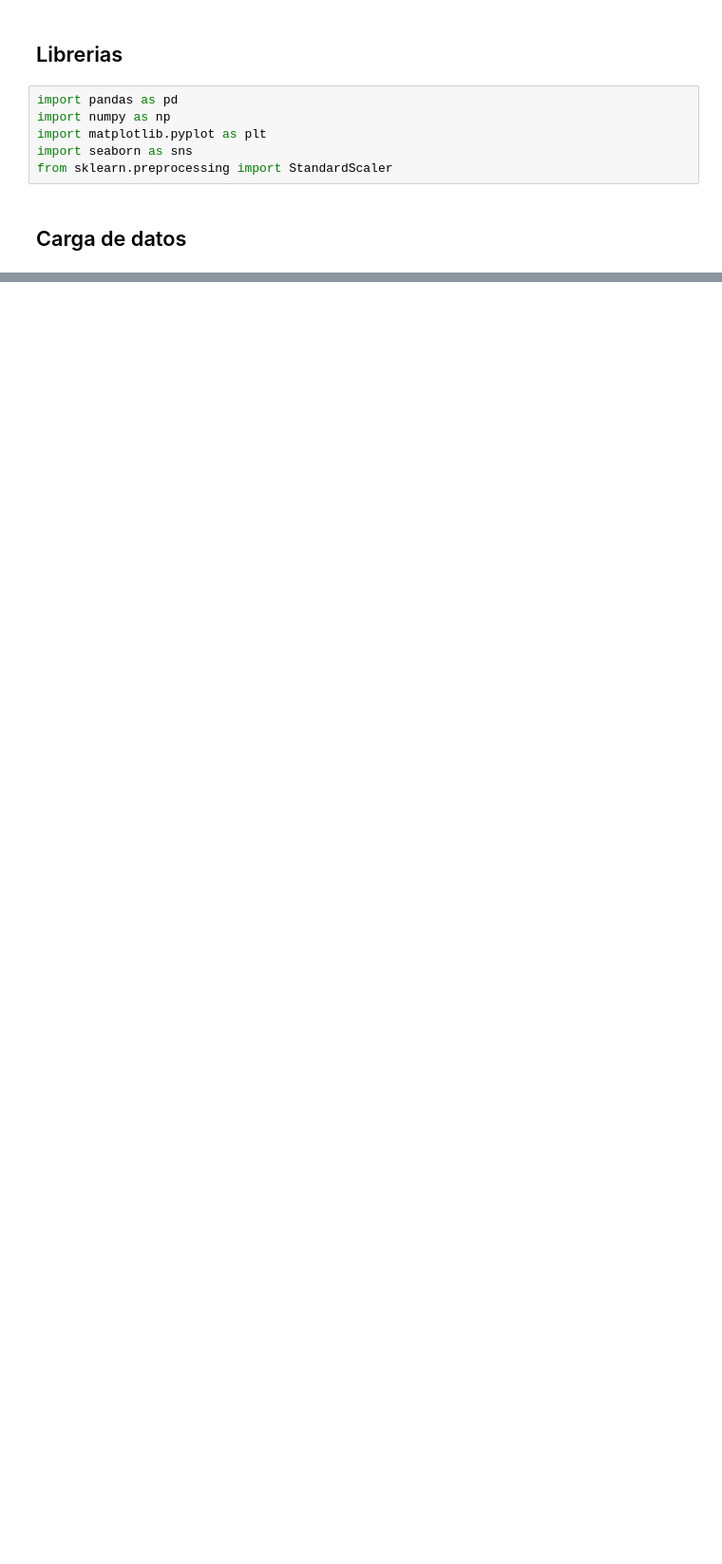
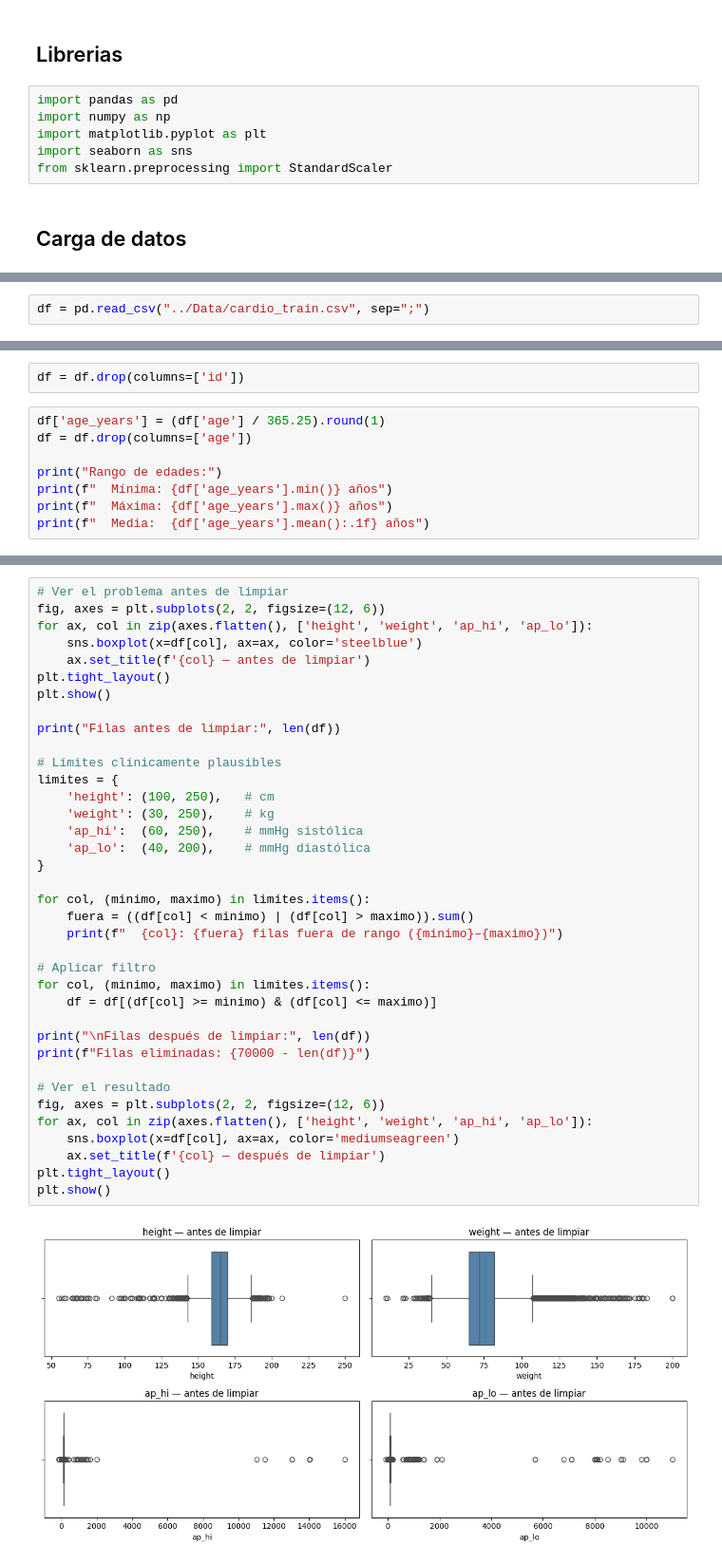
Before and after one commit to anacolinaarismendi/Cardiovascular-Disease, a Jupyter notebook: Notebooks/02_preprocesamiento.ipynb, the cells around one changed output, grey strips where cells are left out. Shown at 95% size. Drawn from its saved outputs; the diff is of its cells as text; blank space fills up the shorter version.

```diff
--- a/Notebooks/02_preprocesamiento.ipynb
+++ b/Notebooks/02_preprocesamiento.ipynb
@@ -34,0 +31,2 @@ FileNotFoundError: [Errno 2] No such file or directory: '../Data/heart.csv'
+# %%
+df = pd.read_csv("../Data/cardio_train.csv", sep=";")
@@ -34,0 +118,10 @@ FileNotFoundError: [Errno 2] No such file or directory: '../Data/heart.csv'
+# %%
+df = df.drop(columns=['id'])
+# %%
+df['age_years'] = (df['age'] / 365.25).round(1)
+df = df.drop(columns=['age'])
+
+print("Rango de edades:")
+print(f"  Mínima: {df['age_years'].min()} años")
+print(f"  Máxima: {df['age_years'].max()} años")
+print(f"  Media:  {df['age_years'].mean():.1f} años")
@@ -34,0 +133,39 @@ FileNotFoundError: [Errno 2] No such file or directory: '../Data/heart.csv'
+# %%
+# Ver el problema antes de limpiar
+fig, axes = plt.subplots(2, 2, figsize=(12, 6))
+for ax, col in zip(axes.flatten(), ['height', 'weight', 'ap_hi', 'ap_lo']):
+    sns.boxplot(x=df[col], ax=ax, color='steelblue')
+    ax.set_title(f'{col} — antes de limpiar')
+plt.tight_layout()
+plt.show()
+
+print("Filas antes de limpiar:", len(df))
+
+# Límites clínicamente plausibles
+limites = {
+    'height': (100, 250),   # cm
+    'weight': (30, 250),    # kg
+    'ap_hi':  (60, 250),    # mmHg sistólica
+    'ap_lo':  (40, 200),    # mmHg diastólica
+}
+
+for col, (minimo, maximo) in limites.items():
+    fuera = ((df[col] < minimo) | (df[col] > maximo)).sum()
+    print(f"  {col}: {fuera} filas fuera de rango ({minimo}–{maximo})")
+
+# Aplicar filtro
+for col, (minimo, maximo) in limites.items():
+    df = df[(df[col] >= minimo) & (df[col] <= maximo)]
+
+print("\nFilas después de limpiar:", len(df))
+print(f"Filas eliminadas: {70000 - len(df)}")
+
+# Ver el resultado
+fig, axes = plt.subplots(2, 2, figsize=(12, 6))
+for ax, col in zip(axes.flatten(), ['height', 'weight', 'ap_hi', 'ap_lo']):
+    sns.boxplot(x=df[col], ax=ax, color='mediumseagreen')
+    ax.set_title(f'{col} — después de limpiar')
+plt.tight_layout()
+plt.show()
+# %% [output]
+[figure, added]
```
Also changed, not shown: parts of 17 cells of this notebook, 1 other file.
